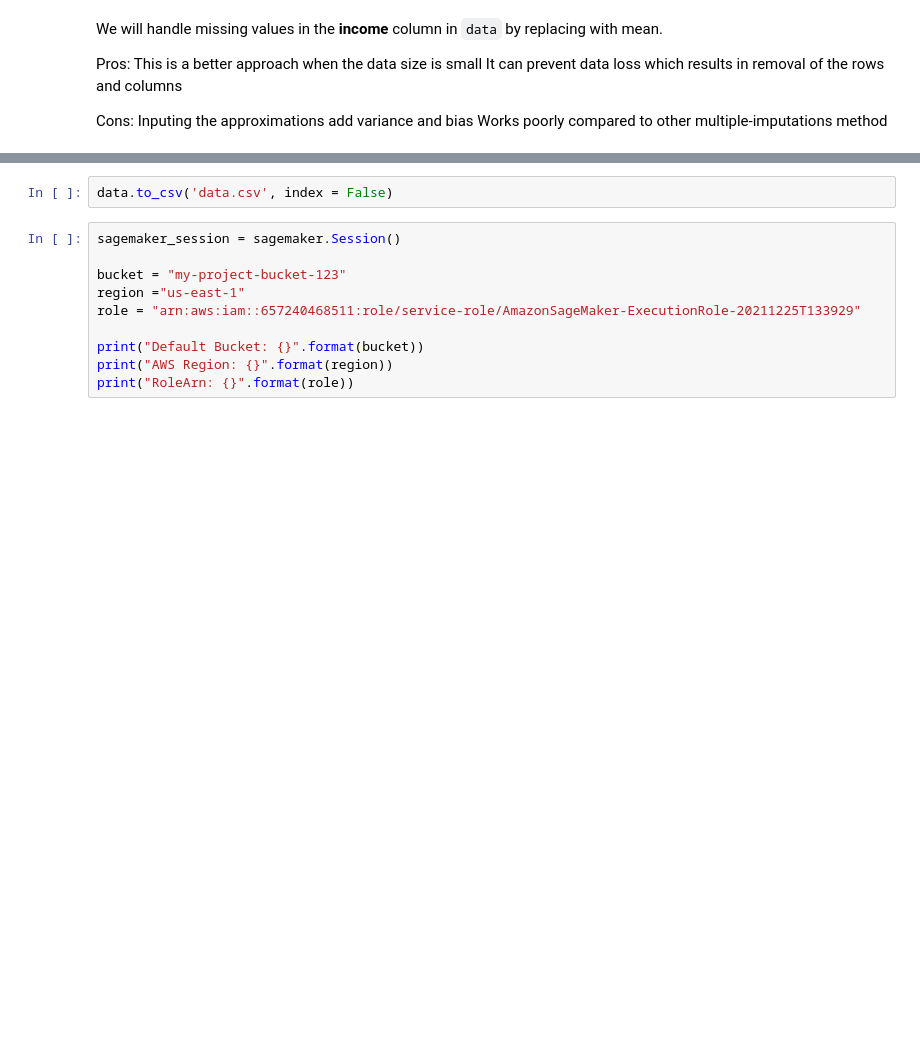
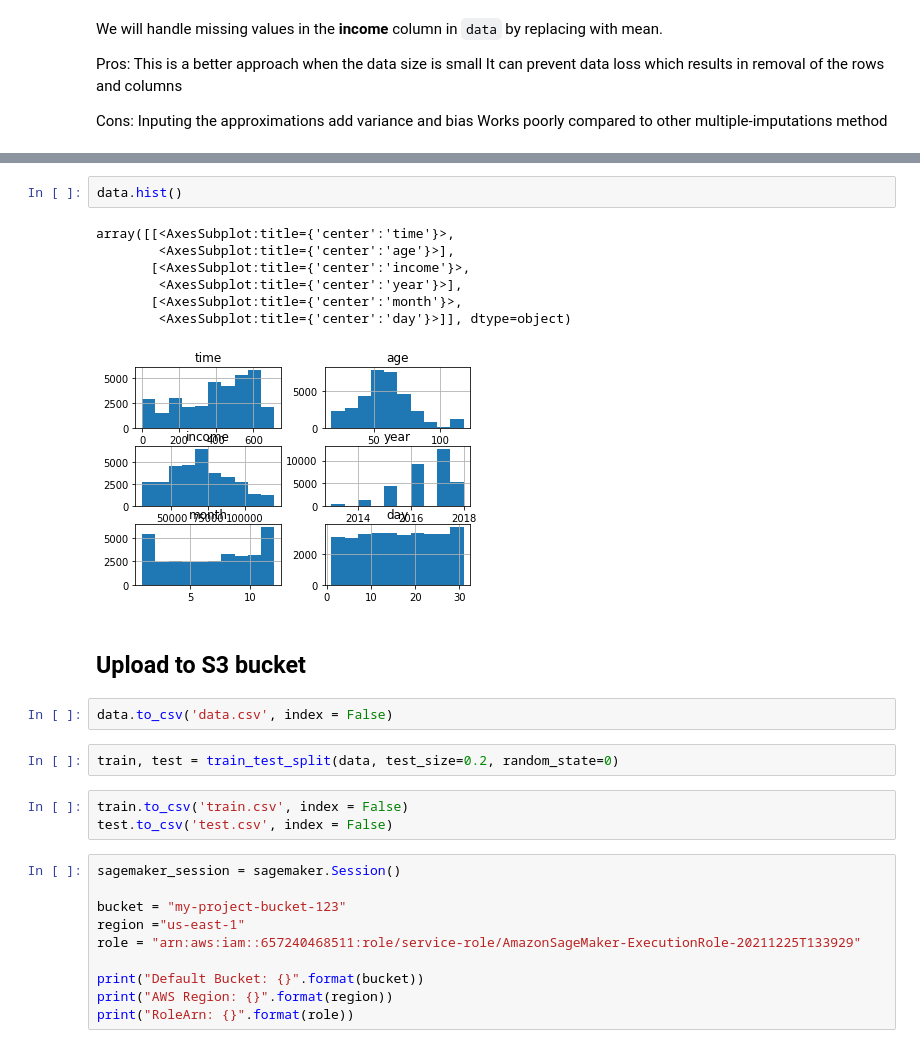
Before and after one commit to beauvilerobed/predict-consumer-responses, a Jupyter notebook: sagemaker.ipynb, the cells around one changed output, grey strips where cells are left out. Saved outputs shown, nothing was run; the diff lists cells and outputs as text; blank space fills up the shorter version.

```diff
--- a/sagemaker.ipynb
+++ b/sagemaker.ipynb
@@ -207,5 +266,22 @@ print(data)
+# %%
+data.hist()
+# %% [output]
+array([[<AxesSubplot:title={'center':'time'}>,
+        <AxesSubplot:title={'center':'age'}>],
+       [<AxesSubplot:title={'center':'income'}>,
+        <AxesSubplot:title={'center':'year'}>],
+       [<AxesSubplot:title={'center':'month'}>,
+        <AxesSubplot:title={'center':'day'}>]], dtype=object)
+[figure, added]
+# %% [markdown]
+## Upload to S3 bucket
 # %%
 data.to_csv('data.csv', index = False)
+# %%
+train, test = train_test_split(data, test_size=0.2, random_state=0)
+# %%
+train.to_csv('train.csv', index = False)
+test.to_csv('test.csv', index = False)
 # %%
 sagemaker_session = sagemaker.Session()
 
```
Also changed, not shown: parts of 38 cells of this notebook, 4 other files.
